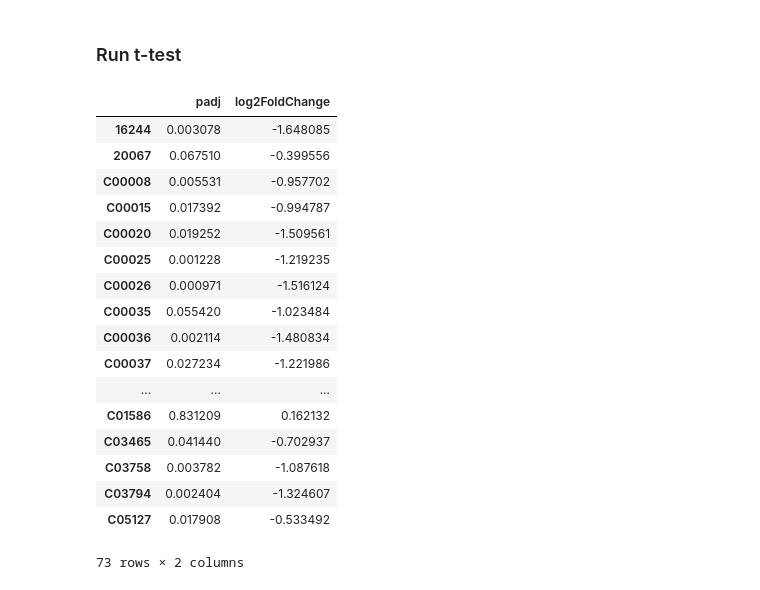
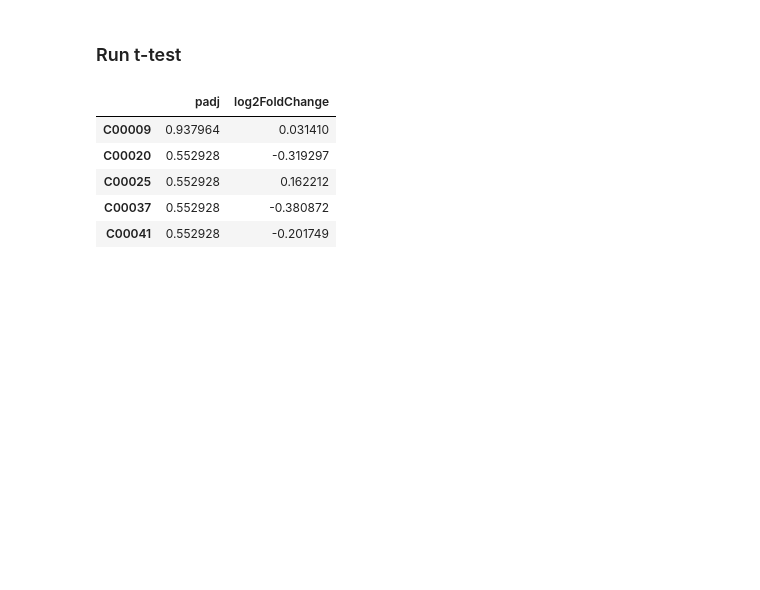
Before and after one commit to glasgowcompbio/GraphOmics, a Jupyter notebook: web_omics/notebooks/pipeline/webomics_pipeline.ipynb, the cells around one changed output. Saved outputs shown, nothing was run; the diff lists cells and outputs as text; code cells hidden in the pictures; blank space fills up the shorter version.

```diff
--- a/web_omics/notebooks/pipeline/webomics_pipeline.ipynb
+++ b/web_omics/notebooks/pipeline/webomics_pipeline.ipynb
@@ -70,0 +40,9 @@ inference.heatmap(N=20, standardize=True, log=True)
+# %%
+analysis_id = 25
+# %%
+data_type = METABOLOMICS
+analysis = Analysis.objects.get(pk=analysis_id)
+analysis_data = get_last_analysis_data(analysis, data_type)
+groups = get_groups(analysis_data)
+# %%
+data_df, design_df = get_dataframes(analysis_data, PKS)
@@ -71,27 +66,16 @@ inference.heatmap(N=20, standardize=True, log=True)
 # %% [markdown]
 ### Run t-test
 # %%
-case = 'Distal'
-control = 'Proximal'
+case = 'HK'
+control = 'UN'
 # %%
-inference = WebOmicsInference(data_df, design_df, data_type, min_value=min_value)
-inference.run_ttest(case, control)
+wi = WebOmicsInference(data_df, design_df, data_type, min_value=5000)
+result_df = wi.run_ttest(case, control)
+result_df.head()
 # %% [output]
 |  | padj | log2FoldChange |
-| 16244 | 0.003078 | -1.648085 |
-| 20067 | 0.067510 | -0.399556 |
-| C00008 | 0.005531 | -0.957702 |
-| C00015 | 0.017392 | -0.994787 |
-| C00020 | 0.019252 | -1.509561 |
-| C00025 | 0.001228 | -1.219235 |
-| C00026 | 0.000971 | -1.516124 |
-| C00035 | 0.055420 | -1.023484 |
-| C00036 | 0.002114 | -1.480834 |
-| C00037 | 0.027234 | -1.221986 |
-| ... | ... | ... |
-| C01586 | 0.831209 | 0.162132 |
-| C03465 | 0.041440 | -0.702937 |
-| C03758 | 0.003782 | -1.087618 |
-| C03794 | 0.002404 | -1.324607 |
-| C05127 | 0.017908 | -0.533492 |
+| C00009 | 0.937964 | 0.031410 |
+| C00020 | 0.552928 | -0.319297 |
+| C00025 | 0.552928 | 0.162212 |
+| C00037 | 0.552928 | -0.380872 |
+| C00041 | 0.552928 | -0.201749 |
-73 rows × 2 columns
```
Also changed, not shown: parts of 11 cells of this notebook.
